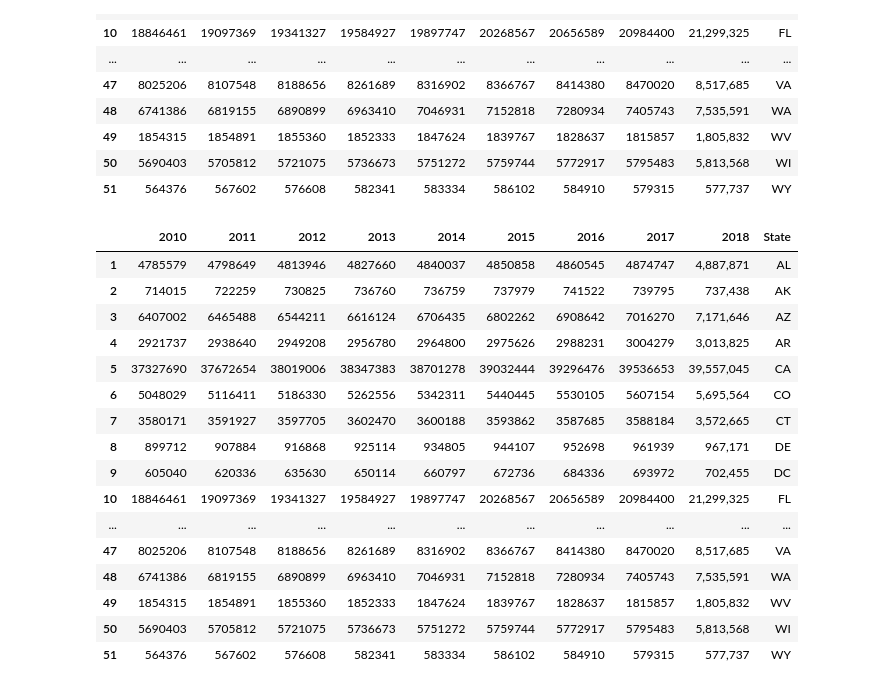
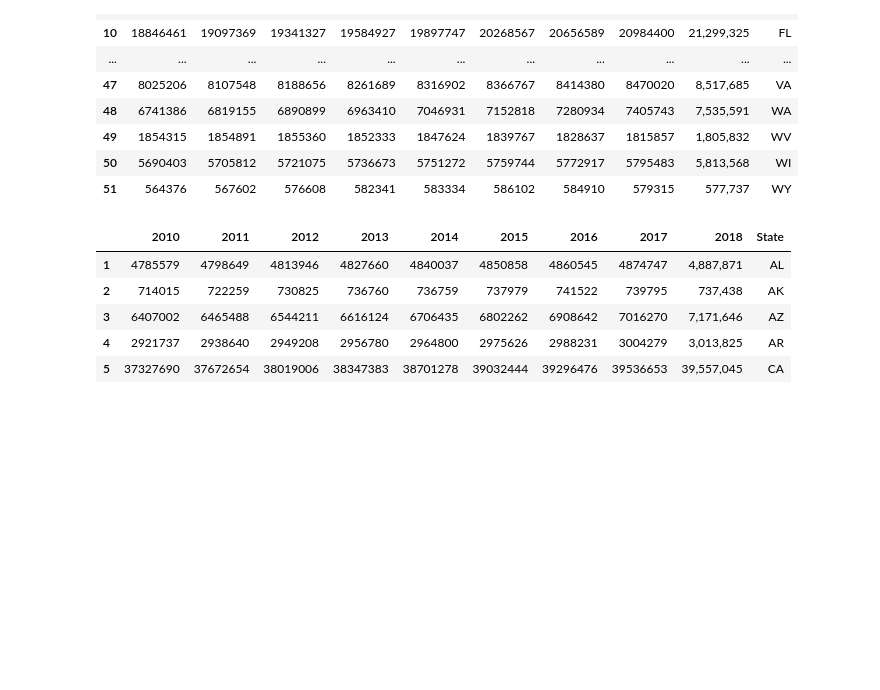
Before and after one commit to loisr/Mod-2-Project, a Jupyter notebook: Population by State.ipynb, the cells around one changed output. Saved outputs shown, nothing was run; the diff lists cells and outputs as text; code cells hidden in the pictures; blank space fills up the shorter version.

```diff
--- a/Population by State.ipynb
+++ b/Population by State.ipynb
@@ -320,23 +282,12 @@ result
 result = result.rename(columns={'Code': "State"})
 # %%
-result
+result.head()
 # %% [output]
 |  | 2010 | 2011 | 2012 | 2013 | 2014 | 2015 | 2016 | 2017 | 2018 | State |
 | 1 | 4785579 | 4798649 | 4813946 | 4827660 | 4840037 | 4850858 | 4860545 | 4874747 | 4,887,871 | AL |
 | 2 | 714015 | 722259 | 730825 | 736760 | 736759 | 737979 | 741522 | 739795 | 737,438 | AK |
 | 3 | 6407002 | 6465488 | 6544211 | 6616124 | 6706435 | 6802262 | 6908642 | 7016270 | 7,171,646 | AZ |
 | 4 | 2921737 | 2938640 | 2949208 | 2956780 | 2964800 | 2975626 | 2988231 | 3004279 | 3,013,825 | AR |
 | 5 | 37327690 | 37672654 | 38019006 | 38347383 | 38701278 | 39032444 | 39296476 | 39536653 | 39,557,045 | CA |
-| 6 | 5048029 | 5116411 | 5186330 | 5262556 | 5342311 | 5440445 | 5530105 | 5607154 | 5,695,564 | CO |
-| 7 | 3580171 | 3591927 | 3597705 | 3602470 | 3600188 | 3593862 | 3587685 | 3588184 | 3,572,665 | CT |
-| 8 | 899712 | 907884 | 916868 | 925114 | 934805 | 944107 | 952698 | 961939 | 967,171 | DE |
-| 9 | 605040 | 620336 | 635630 | 650114 | 660797 | 672736 | 684336 | 693972 | 702,455 | DC |
-| 10 | 18846461 | 19097369 | 19341327 | 19584927 | 19897747 | 20268567 | 20656589 | 20984400 | 21,299,325 | FL |
-| ... | ... | ... | ... | ... | ... | ... | ... | ... | ... | ... |
-| 47 | 8025206 | 8107548 | 8188656 | 8261689 | 8316902 | 8366767 | 8414380 | 8470020 | 8,517,685 | VA |
-| 48 | 6741386 | 6819155 | 6890899 | 6963410 | 7046931 | 7152818 | 7280934 | 7405743 | 7,535,591 | WA |
-| 49 | 1854315 | 1854891 | 1855360 | 1852333 | 1847624 | 1839767 | 1828637 | 1815857 | 1,805,832 | WV |
-| 50 | 5690403 | 5705812 | 5721075 | 5736673 | 5751272 | 5759744 | 5772917 | 5795483 | 5,813,568 | WI |
-| 51 | 564376 | 567602 | 576608 | 582341 | 583334 | 586102 | 584910 | 579315 | 577,737 | WY |
 # %%
 result.to_csv('population.csv')
```
Also changed, not shown: parts of 10 cells of this notebook.
